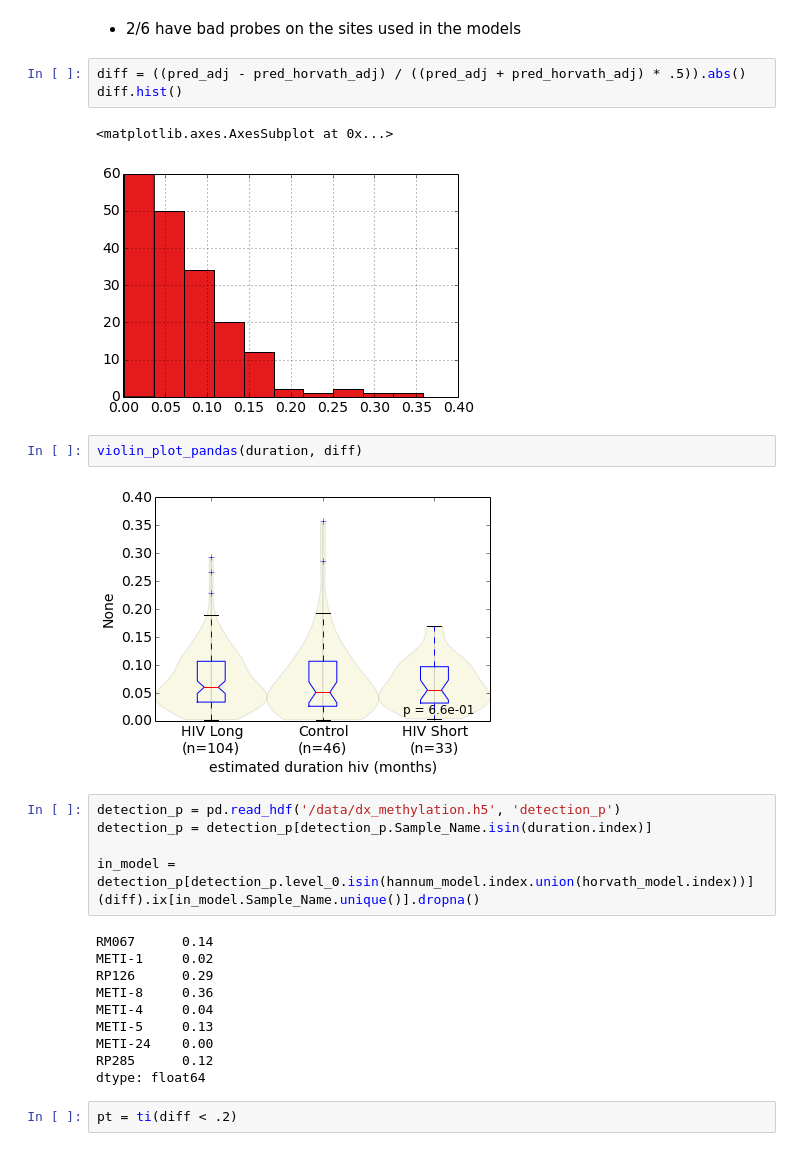
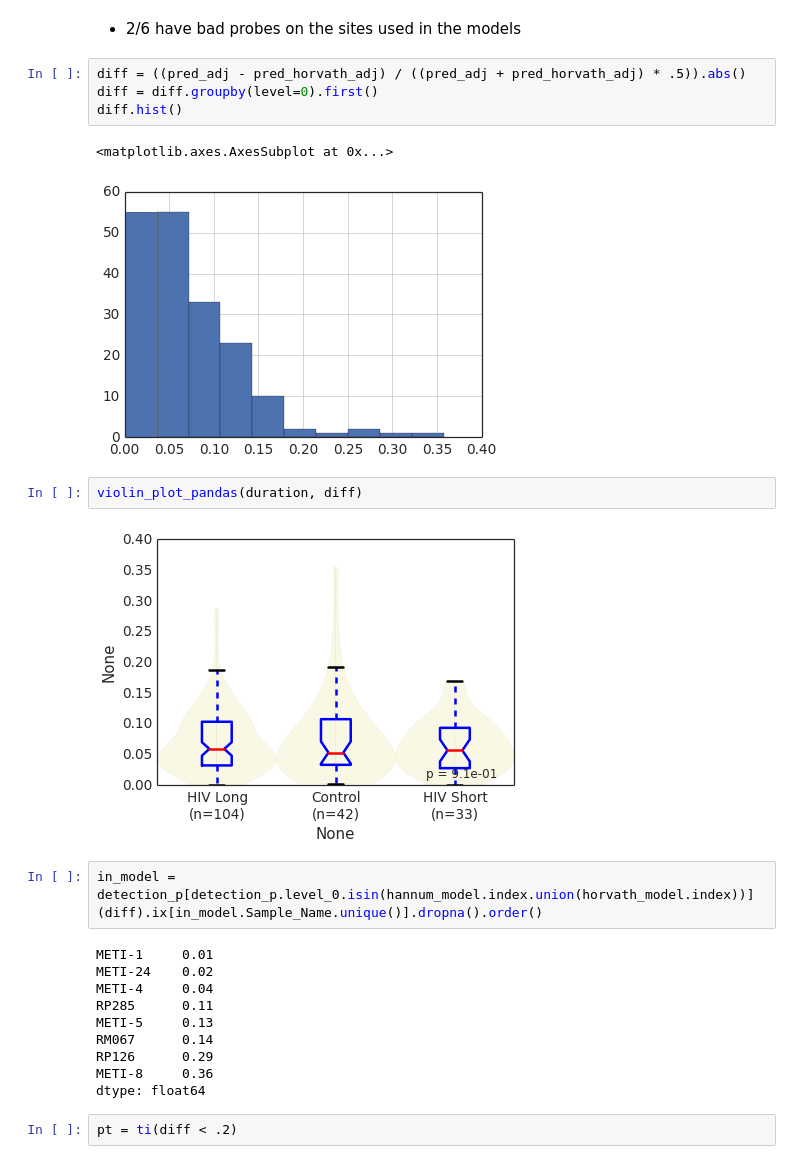
Before and after one commit to theandygross/HIV_Methylation, a Jupyter notebook: HIV_Age_Advancement.ipynb, the cells around one changed output. Saved outputs shown, nothing was run; the diff lists cells and outputs as text.

```diff
--- a/HIV_Age_Advancement.ipynb
+++ b/HIV_Age_Advancement.ipynb
@@ -91,29 +100,27 @@ get_error(pred_adj, pred_horvath_adj, groups=hiv)
 * 2/6 have bad probes on the sites used in the models
 # %%
 diff = ((pred_adj - pred_horvath_adj) / ((pred_adj + pred_horvath_adj) * .5)).abs()
+diff = diff.groupby(level=0).first()
 diff.hist()
 # %% [output]
 <matplotlib.axes.AxesSubplot at 0x...>
-[figure, old version]
+[figure, new version]
 # %%
 violin_plot_pandas(duration, diff)
 # %% [output]
-[figure, old version]
+[figure, new version]
 # %%
-detection_p = pd.read_hdf('/data/dx_methylation.h5', 'detection_p')
-detection_p = detection_p[detection_p.Sample_Name.isin(duration.index)]
-
 in_model = detection_p[detection_p.level_0.isin(hannum_model.index.union(horvath_model.index))]
-(diff).ix[in_model.Sample_Name.unique()].dropna()
+(diff).ix[in_model.Sample_Name.unique()].dropna().order()
 # %% [output]
+METI-1     0.01
+METI-24    0.02
+METI-4     0.04
+RP285      0.11
+METI-5     0.13
 RM067      0.14
-METI-1     0.02
 RP126      0.29
 METI-8     0.36
-METI-4     0.04
-METI-5     0.13
-METI-24    0.00
-RP285      0.12
 dtype: float64
 # %%
 pt = ti(diff < .2)
```
Also changed, not shown: parts of 39 cells of this notebook, 9 other files.
